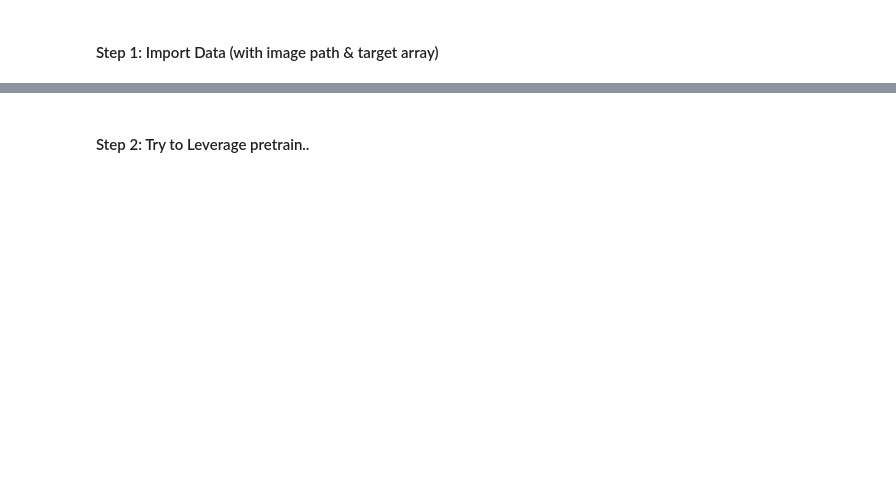
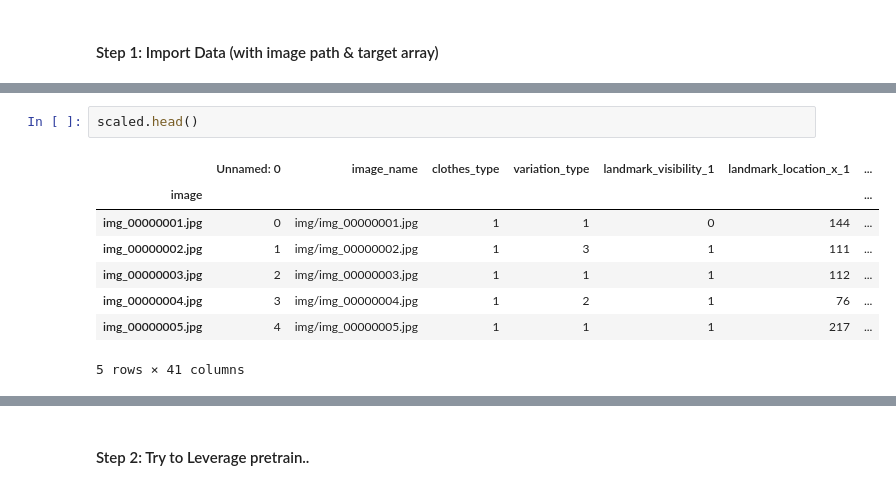
Before and after one commit to julialintern/fashionNet, a Jupyter notebook: VGG_upper_blue.ipynb, the cells around one changed output, grey strips where cells are left out. Cells and saved outputs as stored; diff of their text form; blank space fills up the shorter version.

```diff
--- a/VGG_upper_blue.ipynb
+++ b/VGG_upper_blue.ipynb
@@ -36,0 +80,11 @@ Using gpu device 0: GRID K520 (CNMeM is enabled with initial size: 95.0% of memo
+# %%
+scaled.head()
+# %% [output]
+|  | Unnamed: 0 | image_name | clothes_type | variation_type | landmark_visibility_1 | landmark_location_x_1 | ... |
+| image |  |  |  |  |  |  | ... |
+| img_00000001.jpg | 0 | img/img_00000001.jpg | 1 | 1 | 0 | 144 | ... |
+| img_00000002.jpg | 1 | img/img_00000002.jpg | 1 | 3 | 1 | 111 | ... |
+| img_00000003.jpg | 2 | img/img_00000003.jpg | 1 | 1 | 1 | 112 | ... |
+| img_00000004.jpg | 3 | img/img_00000004.jpg | 1 | 2 | 1 | 76 | ... |
+| img_00000005.jpg | 4 | img/img_00000005.jpg | 1 | 1 | 1 | 217 | ... |
+5 rows × 41 columns
```
Also changed, not shown: parts of 40 cells of this notebook.
